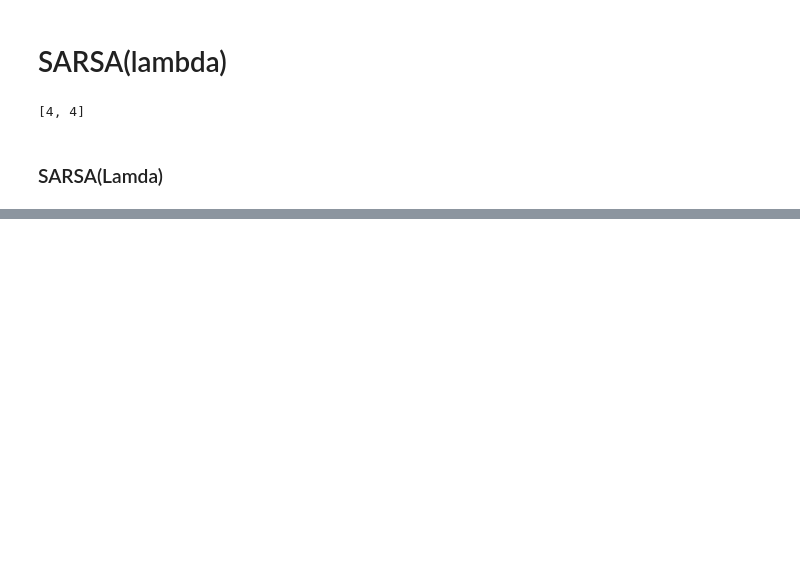
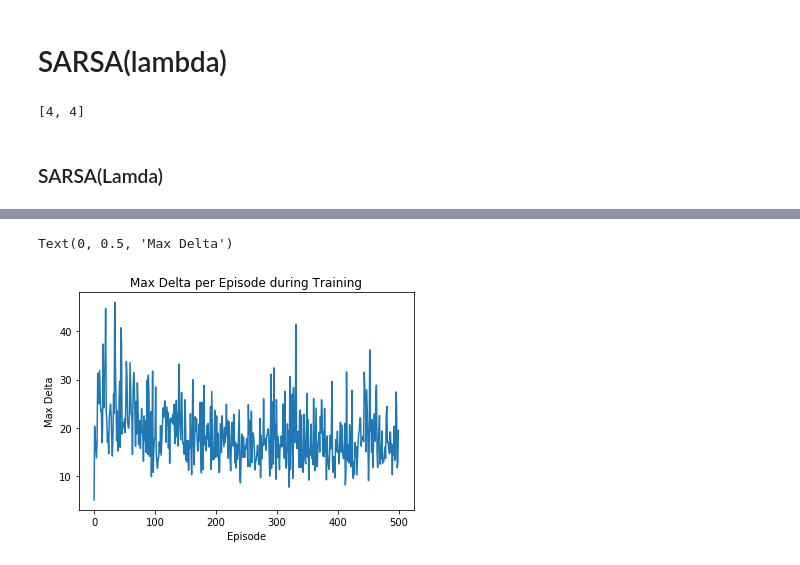
Before and after one commit to aarontan-git/RL_algorithms, a Jupyter notebook: Notebooks/SARSA(lamda).ipynb, the cells around one changed output, grey strips where cells are left out. Cells and saved outputs as stored; diff of their text form; code cells hidden in the pictures; blank space fills up the shorter version.

```diff
--- a/Notebooks/SARSA(lamda).ipynb
+++ b/Notebooks/SARSA(lamda).ipynb
@@ -92,7 +92,7 @@ array([[812, 956, 618, 304],
 # %%
 # intialize parameters
 gamma = 0.99
-epsilon = 0.8
+epsilon = 0.1
 lamda = 0.9
 alpha = 0.1
 # %%
@@ -136,4 +136,8 @@ def choose_action(state, epsilon):
 # %%
 # initialize q values for all state action pairs
 Q_values = np.zeros((state_count, action_count))
+# %%
+# define average function
+def Average(lst):
+    return sum(lst) / len(lst)
 # %%
@@ -199,0 +211,9 @@ for iteration in range(500):
+# %%
+# max delta of each episode, where delta is the change in Q values
+plt.plot(delta_list)
+plt.title('Max Delta per Episode during Training')
+plt.xlabel('Episode')
+plt.ylabel('Max Delta')
+# %% [output]
+Text(0, 0.5, 'Max Delta')
+[figure, added]
```
Also changed, not shown: parts of 9 cells of this notebook, 1 other file.
